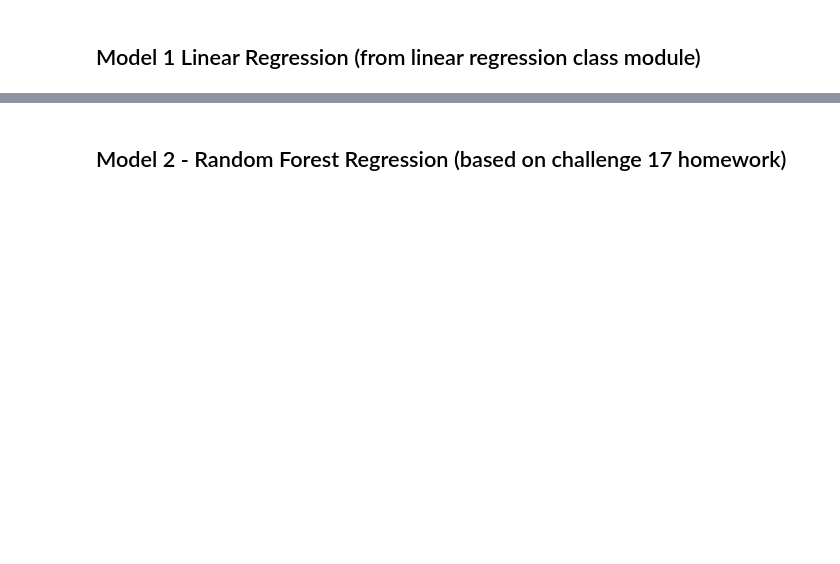
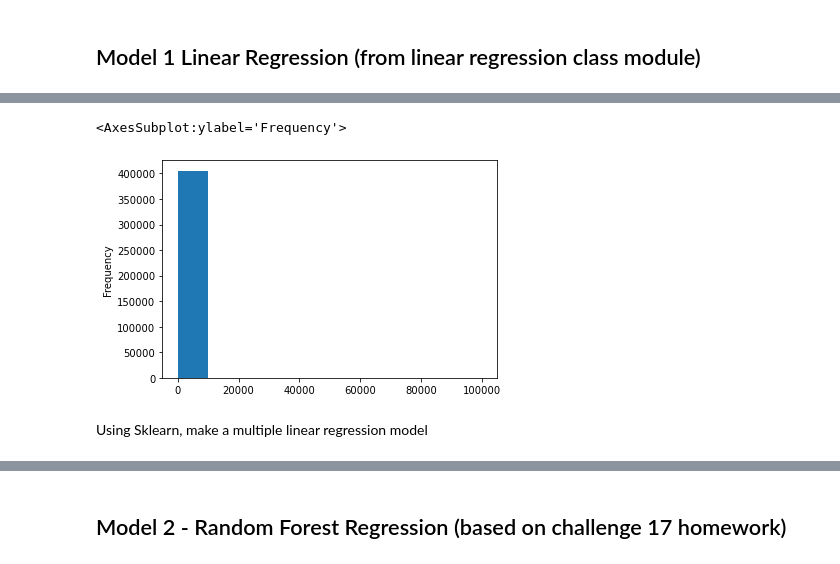
Before and after one commit to Sean-Rowe5280/Homes-Values-Machine-Learning, a Jupyter notebook: Machine Learning provisional model.ipynb, the cells around one changed output, grey strips where cells are left out. Saved outputs shown, nothing was run; the diff lists cells and outputs as text; code cells hidden in the pictures; blank space fills up the shorter version.

Commit message:
Machine learning model

```diff
--- a/Machine Learning provisional model.ipynb
+++ b/Machine Learning provisional model.ipynb
@@ -57,0 +121,8 @@ plt.scatter(X[:, 0], X[:, 1], c=y)
+# %%
+# Graph curve of the price & acre_lot & house_size
+real_estate_df["acre_lot"].plot(kind= 'hist')
+# %% [output]
+<AxesSubplot:ylabel='Frequency'>
+[figure, added]
+# %% [markdown]
+Using Sklearn, make a multiple linear regression model
```
Also changed, not shown: parts of 45 cells of this notebook.
